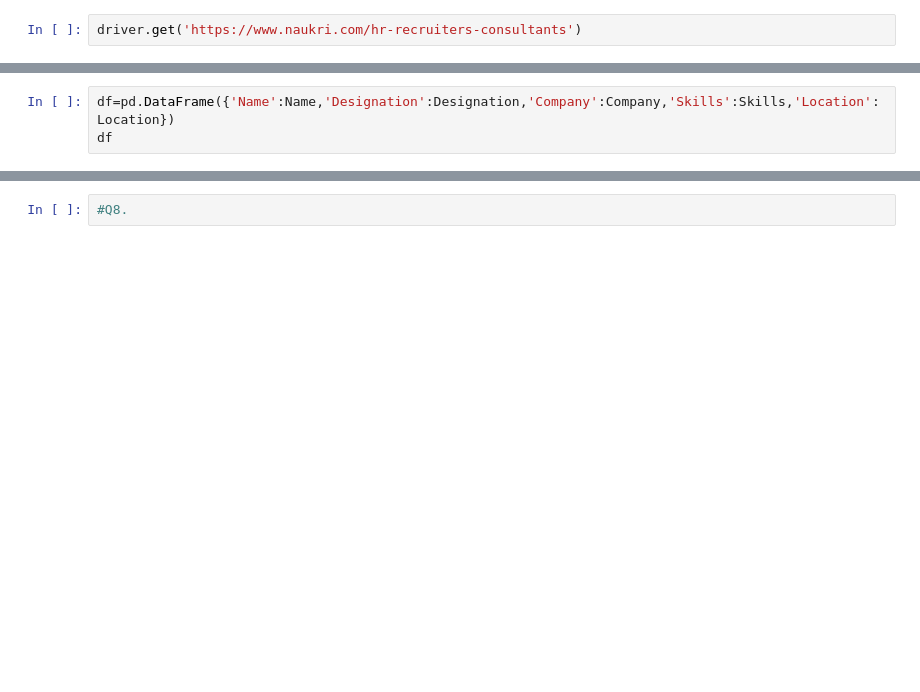
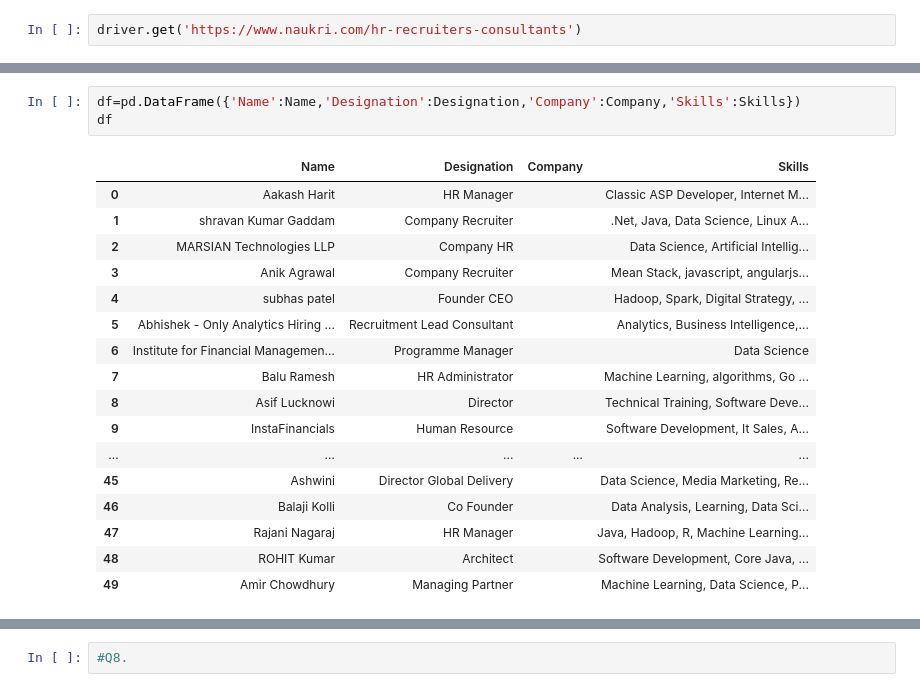
Before and after one commit to MaheshAgashimani/Internship-Mahesh1416, a Jupyter notebook: BeautifulSoup Selenium Assignment_Main-4.ipynb, the cells around one changed output, grey strips where cells are left out. Saved outputs shown, nothing was run; the diff lists cells and outputs as text; blank space fills up the shorter version.

```diff
--- a/BeautifulSoup Selenium Assignment_Main-4.ipynb
+++ b/BeautifulSoup Selenium Assignment_Main-4.ipynb
@@ -616,4 +616,22 @@ print(len(Name),len(Designation),len(Company),len(Skills),len(Location))
 # %%
-df=pd.DataFrame({'Name':Name,'Designation':Designation,'Company':Company,'Skills':Skills,'Location':Location})
+df=pd.DataFrame({'Name':Name,'Designation':Designation,'Company':Company,'Skills':Skills})
 df
+# %% [output]
+|  | Name | Designation | Company | Skills |
+| 0 | Aakash Harit | HR Manager |  | Classic ASP Developer, Internet M... |
+| 1 | shravan Kumar Gaddam | Company Recruiter |  | .Net, Java, Data Science, Linux A... |
+| 2 | MARSIAN Technologies LLP | Company HR |  | Data Science, Artificial Intellig... |
+| 3 | Anik Agrawal | Company Recruiter |  | Mean Stack, javascript, angularjs... |
+| 4 | subhas patel | Founder CEO |  | Hadoop, Spark, Digital Strategy, ... |
+| 5 | Abhishek - Only Analytics Hiring ... | Recruitment Lead Consultant |  | Analytics, Business Intelligence,... |
+| 6 | Institute for Financial Managemen... | Programme Manager |  | Data Science |
+| 7 | Balu Ramesh | HR Administrator |  | Machine Learning, algorithms, Go ... |
+| 8 | Asif Lucknowi | Director |  | Technical Training, Software Deve... |
+| 9 | InstaFinancials | Human Resource |  | Software Development, It Sales, A... |
+| ... | ... | ... | ... | ... |
+| 45 | Ashwini | Director Global Delivery |  | Data Science, Media Marketing, Re... |
+| 46 | Balaji Kolli | Co Founder |  | Data Analysis, Learning, Data Sci... |
+| 47 | Rajani Nagaraj | HR Manager |  | Java, Hadoop, R, Machine Learning... |
+| 48 | ROHIT Kumar | Architect |  | Software Development, Core Java, ... |
+| 49 | Amir Chowdhury | Managing Partner |  | Machine Learning, Data Science, P... |
 # %%
```
Also changed, not shown: parts of 9 cells of this notebook.
